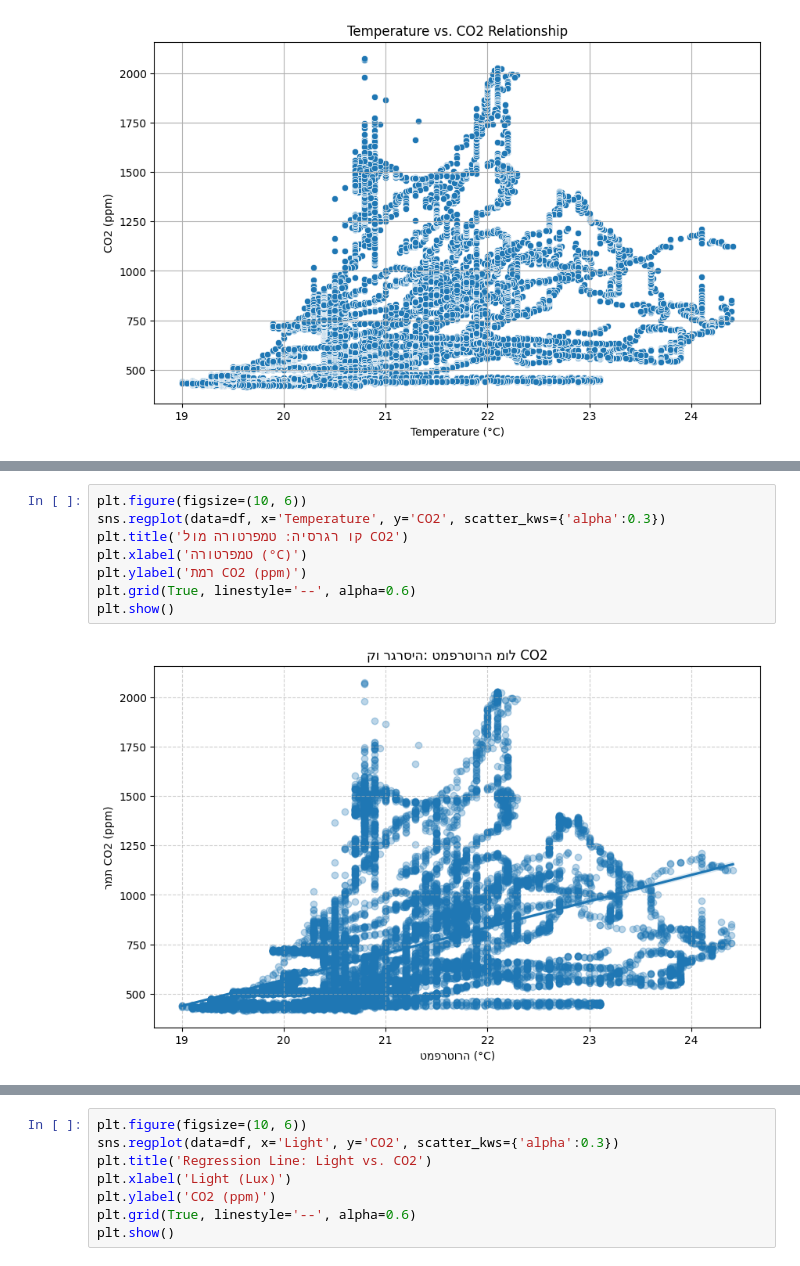
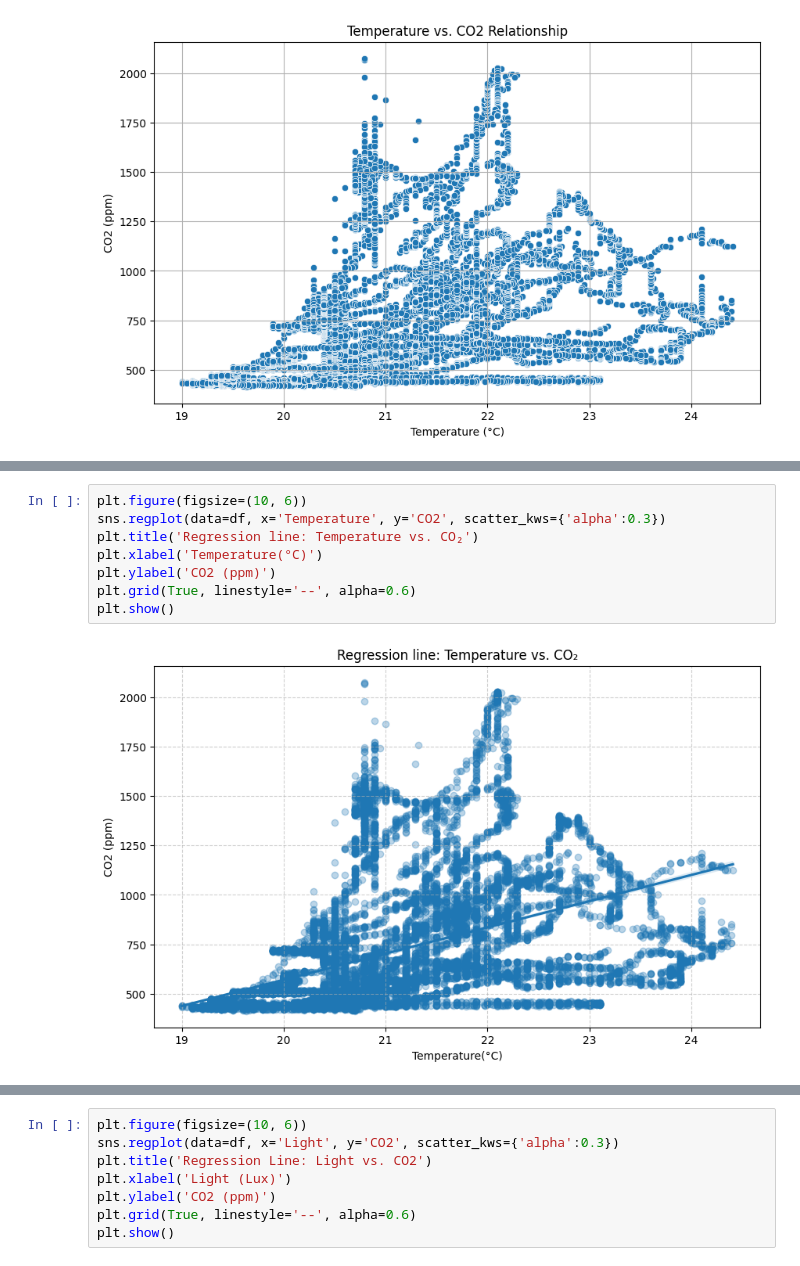
Before and after one commit to NoamShaphir/-MicroClimate, a Jupyter notebook: analysis (1).ipynb, the cells around one changed output, grey strips where cells are left out. Saved outputs shown, nothing was run; the diff lists cells and outputs as text.

```diff
--- a/analysis (1).ipynb
+++ b/analysis (1).ipynb
@@ -801,13 +753,13 @@ plt.show()
 # %%
 plt.figure(figsize=(10, 6))
 sns.regplot(data=df, x='Temperature', y='CO2', scatter_kws={'alpha':0.3})
-plt.title('קו רגרסיה: טמפרטורה מול CO2')
-plt.xlabel('טמפרטורה (°C)')
-plt.ylabel('רמת CO2 (ppm)')
+plt.title('Regression line: Temperature vs. CO₂')
+plt.xlabel('Temperature(°C)')
+plt.ylabel('CO2 (ppm)')
 plt.grid(True, linestyle='--', alpha=0.6)
 plt.show()
 # %% [output]
-[figure, old version]
+[figure, new version]
 # %%
 
 df['date'] = pd.to_datetime(df['date'])
```
Also changed, not shown: parts of 15 cells of this notebook, 1 other file.
